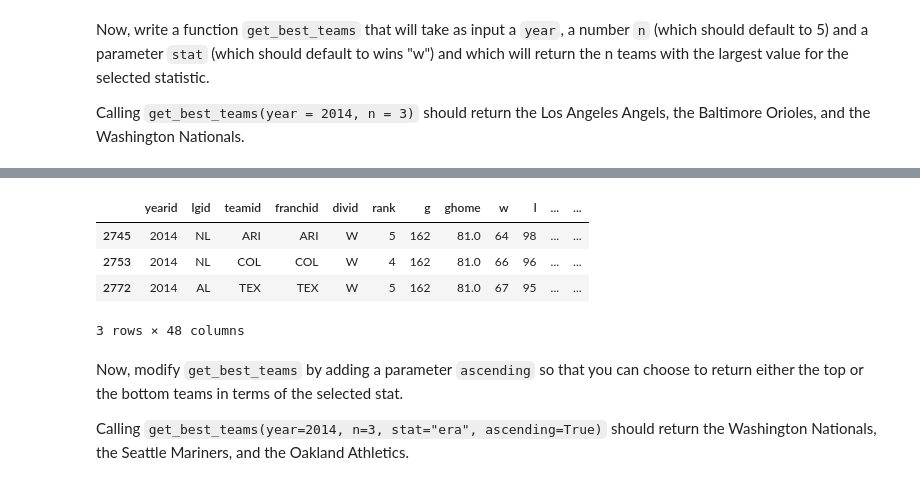
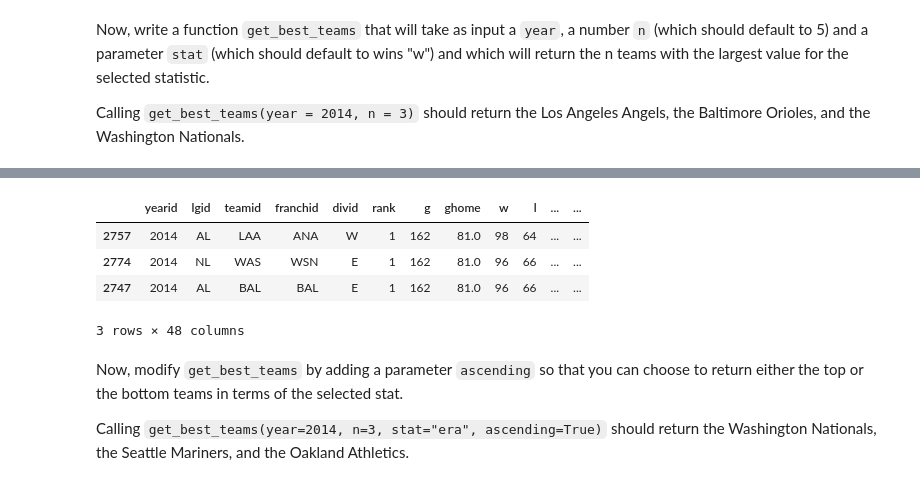
Before and after one commit to NSS-Data-Analytics-Cohort-11/loops-functions-practice-rneyin, a Jupyter notebook: notebooks/Loops_and_Functions_Practice.ipynb, the cells around one changed output, grey strips where cells are left out. Cells and saved outputs as stored; diff of their text form; code cells hidden in the pictures.

```diff
--- a/notebooks/Loops_and_Functions_Practice.ipynb
+++ b/notebooks/Loops_and_Functions_Practice.ipynb
@@ -370,10 +420,11 @@ get_best_teams(2014,3).head()
 # %%
-get_best_teams(2014,3).head()
+#get_best_teams(year = 2014, n = 3)
+teams[(teams['yearid']==2014)].sort_values('w', ascending=False).head(3)
 # %% [output]
 |  | yearid | lgid | teamid | franchid | divid | rank | g | ghome | w | l | ... | ... |
-| 2745 | 2014 | NL | ARI | ARI | W | 5 | 162 | 81.0 | 64 | 98 | ... | ... |
-| 2753 | 2014 | NL | COL | COL | W | 4 | 162 | 81.0 | 66 | 96 | ... | ... |
-| 2772 | 2014 | AL | TEX | TEX | W | 5 | 162 | 81.0 | 67 | 95 | ... | ... |
+| 2757 | 2014 | AL | LAA | ANA | W | 1 | 162 | 81.0 | 98 | 64 | ... | ... |
+| 2774 | 2014 | NL | WAS | WSN | E | 1 | 162 | 81.0 | 96 | 66 | ... | ... |
+| 2747 | 2014 | AL | BAL | BAL | E | 1 | 162 | 81.0 | 96 | 66 | ... | ... |
 3 rows × 48 columns
 # %% [markdown]
 Now, modify `get_best_teams` by adding a parameter `ascending` so that you can choose to return either the top or the bottom teams in terms of the selected stat.
```
Also changed, not shown: parts of 30 cells of this notebook, 1 other file.
